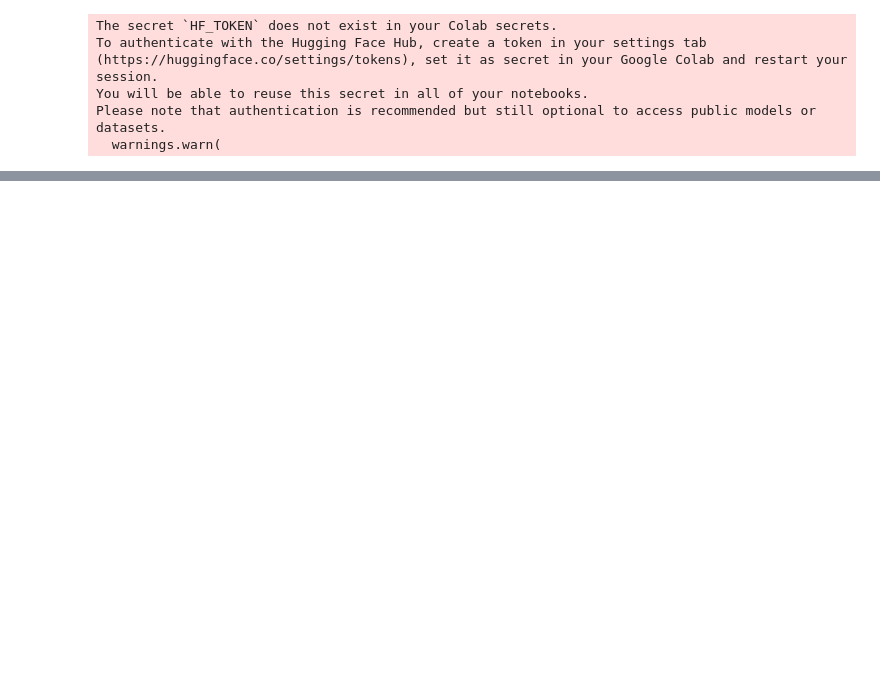
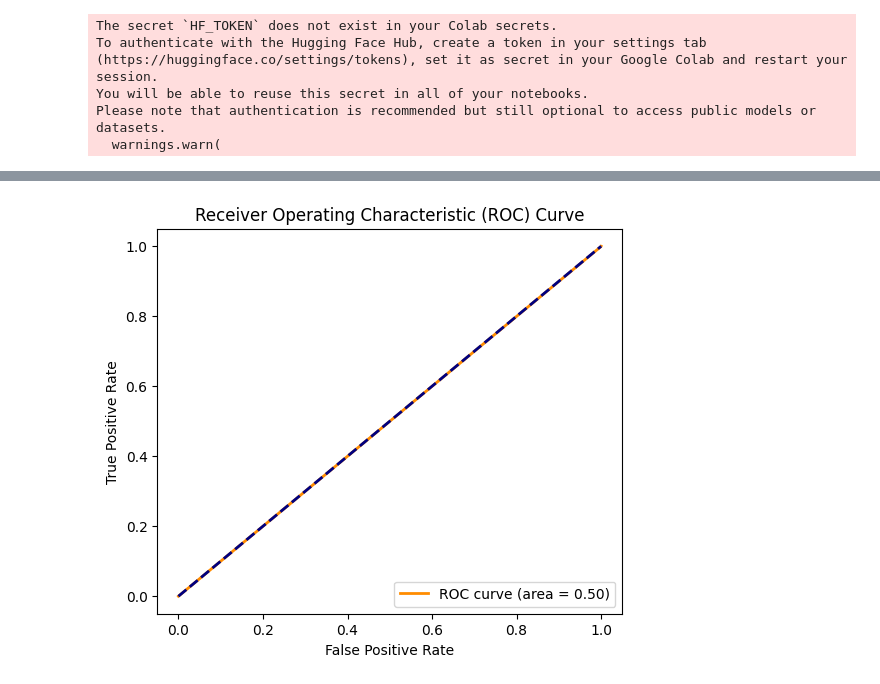
Before and after one commit to Binwakil/LLM-Based-IDS-NSL_KDD_Dataset, a Jupyter notebook: bloom.ipynb, the cells around one changed output, grey strips where cells are left out. Saved outputs shown, nothing was run; the diff lists cells and outputs as text; code cells hidden in the pictures; blank space fills up the shorter version.

```diff
--- a/bloom.ipynb
+++ b/bloom.ipynb
@@ -197,17 +212,23 @@ print(classification_report(y_test, y_pred, target_names=["Attack", "Normal"]))
 # %%
-# Compute ROC Curve
-y_pred_proba = tf.nn.softmax(model.predict(test_dataset).logits)[:, 1].numpy()
+from sklearn.metrics import roc_curve, auc
 
-fpr, tpr, _ = roc_curve(y_test, y_pred_proba)
+# Convert labels to binary format
+y_test_binarized = np.array(y_true)
+y_pred_proba = np.array(y_pred)  # Since we used argmax, we treat it as direct class output
+
+# Compute ROC curve
+fpr, tpr, _ = roc_curve(y_test_binarized, y_pred_proba)
 roc_auc = auc(fpr, tpr)
 
-# Plot ROC Curve
-plt.figure()
-plt.plot(fpr, tpr, color="darkorange", lw=2, label=f"ROC curve (AUC = {roc_auc:.2f})")
+# Plot ROC curve
+plt.figure(figsize=(6, 5))
+plt.plot(fpr, tpr, color="darkorange", lw=2, label=f"ROC curve (area = {roc_auc:.2f})")
 plt.plot([0, 1], [0, 1], color="navy", lw=2, linestyle="--")
-plt.title("Receiver Operating Characteristic")
+plt.title("Receiver Operating Characteristic (ROC) Curve")
 plt.xlabel("False Positive Rate")
 plt.ylabel("True Positive Rate")
 plt.legend(loc="lower right")
-plt.savefig("Bloom_ROC-Curve.png")
+plt.savefig("Bloom_ROC_Curve.png")  # Save the figure
 plt.show()
+# %% [output]
+[figure, added]
```
Also changed, not shown: parts of 3 cells of this notebook.
